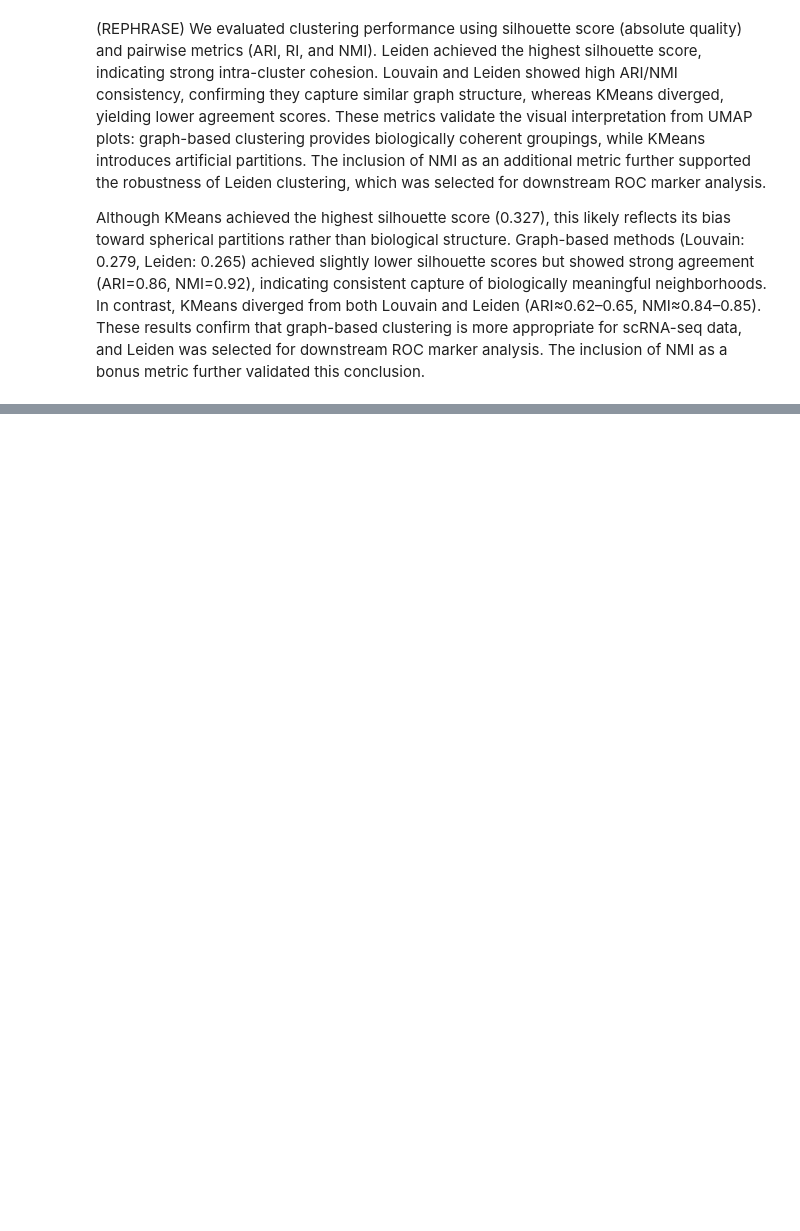
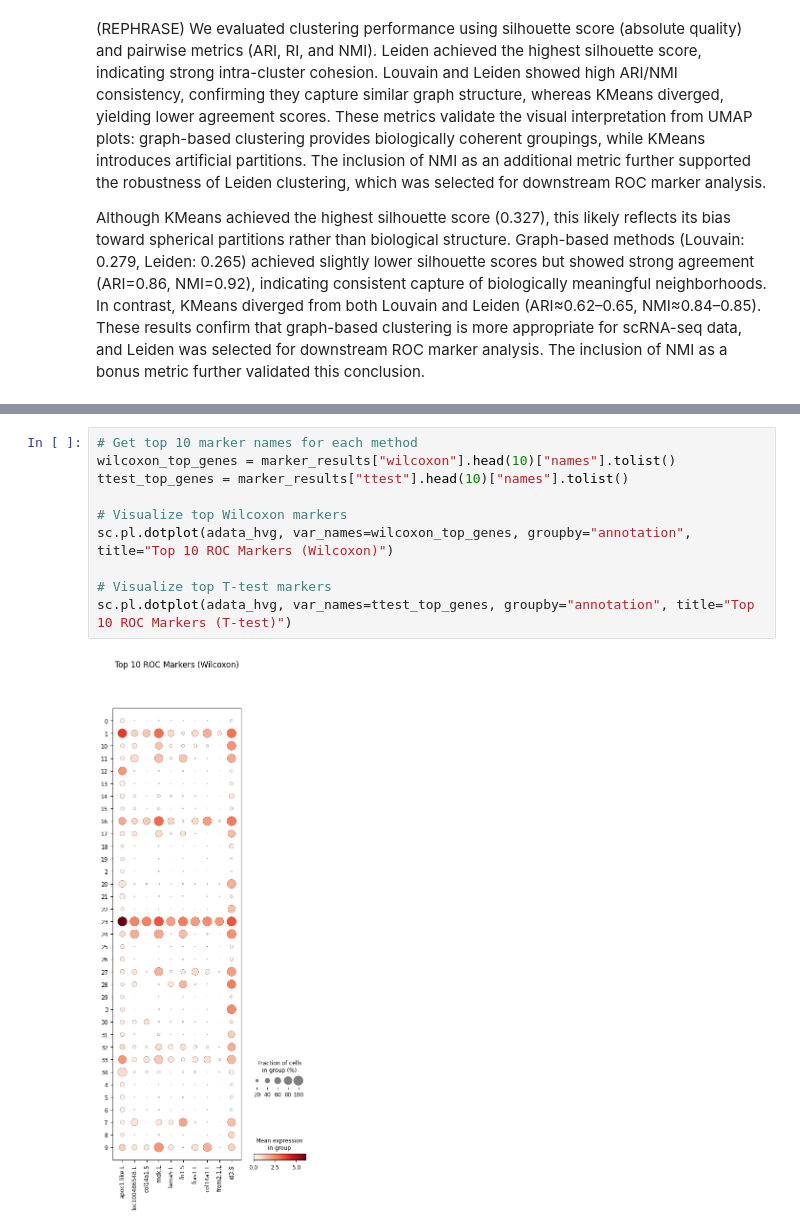
Before and after one commit to biohackingmathematician/MLGenomics, a Jupyter notebook: Frog_and_tail.ipynb, the cells around one changed output, grey strips where cells are left out. Drawn from its saved outputs; the diff is of its cells as text; blank space fills up the shorter version.

```diff
--- a/Frog_and_tail.ipynb
+++ b/Frog_and_tail.ipynb
@@ -745,0 +698,12 @@ Overlap all three: 71
+# %%
+# Get top 10 marker names for each method
+wilcoxon_top_genes = marker_results["wilcoxon"].head(10)["names"].tolist()
+ttest_top_genes = marker_results["ttest"].head(10)["names"].tolist()
+
+# Visualize top Wilcoxon markers
+sc.pl.dotplot(adata_hvg, var_names=wilcoxon_top_genes, groupby="annotation", title="Top 10 ROC Markers (Wilcoxon)")
+
+# Visualize top T-test markers
+sc.pl.dotplot(adata_hvg, var_names=ttest_top_genes, groupby="annotation", title="Top 10 ROC Markers (T-test)")
+# %% [output]
+[figure, added]
```
Also changed, not shown: parts of 30 cells of this notebook.
